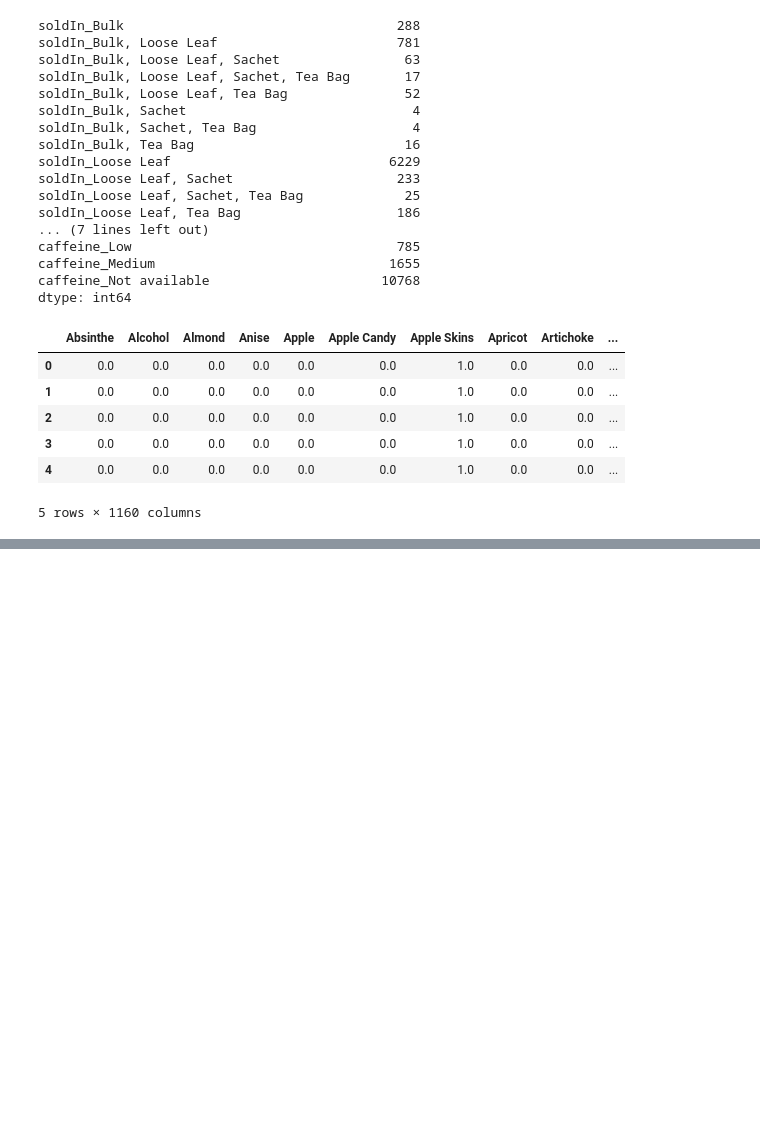
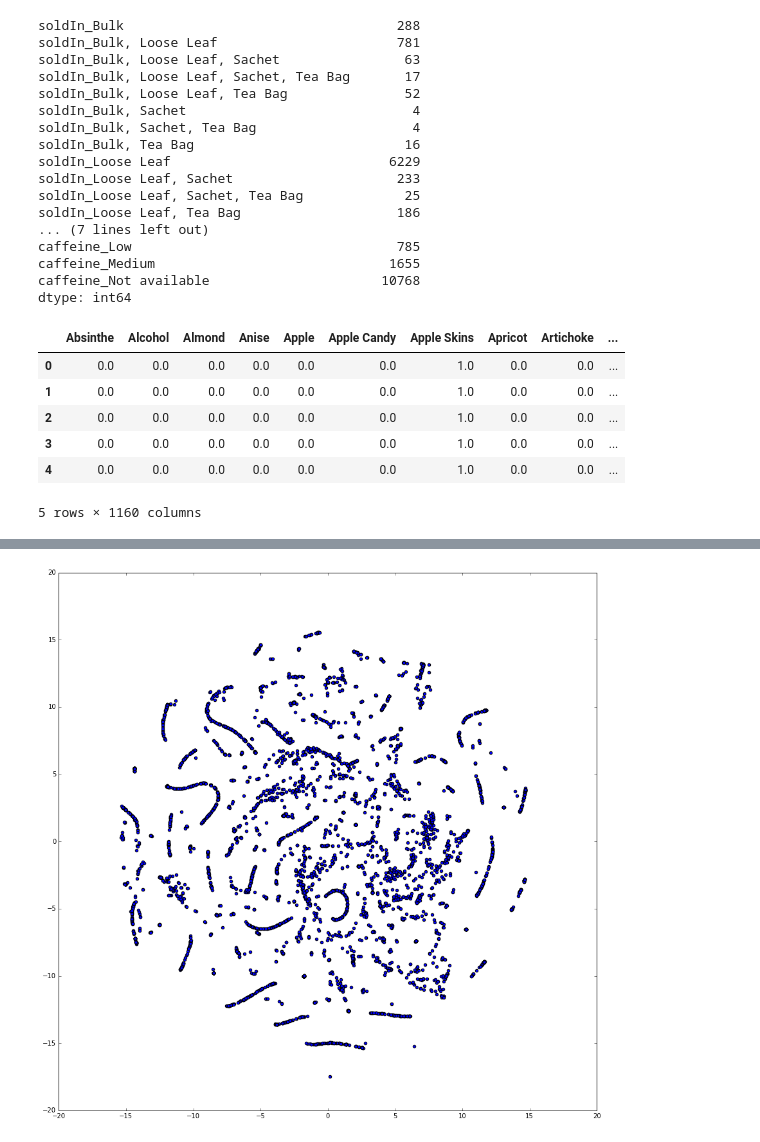
Before and after one commit to donovanOng/cs4300-noveltea, a Jupyter notebook: data/dummy encoding.ipynb, the cells around one changed output, grey strips where cells are left out. Saved outputs shown, nothing was run; the diff lists cells and outputs as text; code cells hidden in the pictures; blank space fills up the shorter version.

Commit message:
SVD and TSNE

```diff
--- a/data/dummy encoding.ipynb
+++ b/data/dummy encoding.ipynb
@@ -194,0 +239,6 @@ tea_df_dummy.head()
+# %%
+tsne = TSNE(verbose=1)
+print(teas_compressed.shape)
+subset = teas_compressed[:5000, :]
+projected_teas = tsne.fit_transform(subset)
+print(projected_teas.shape)
@@ -194,0 +258,6 @@ tea_df_dummy.head()
+# %%
+plt.figure(figsize=(15,15))
+plt.scatter(projected_teas[:,0],projected_teas[:,1])
+plt.show()
+# %% [output]
+[figure, added]
```
Also changed, not shown: parts of 11 cells of this notebook, 1 other file.
